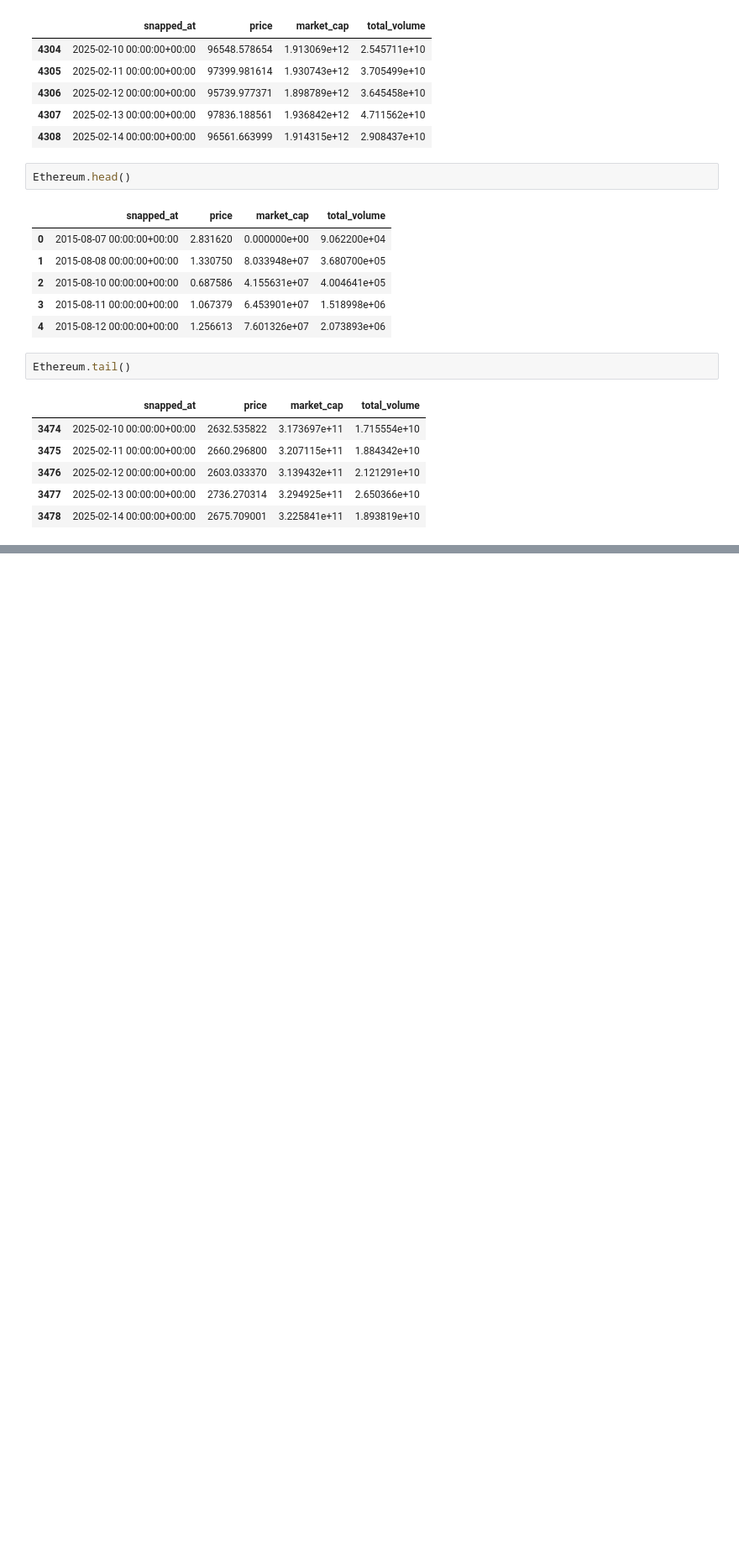
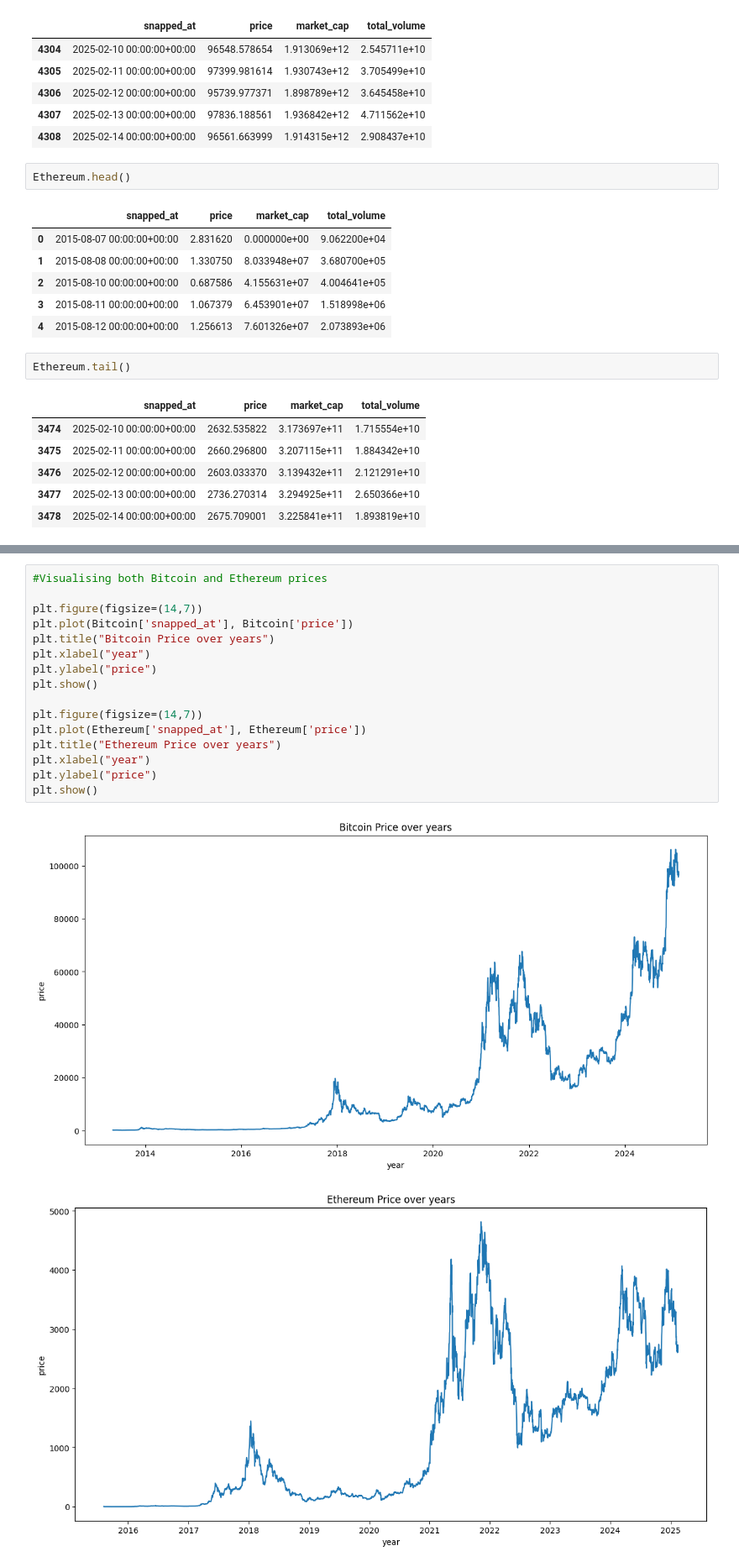
Before and after one commit to SaiTejaBorgam/Data-Science-Project, a Jupyter notebook: Project code.ipynb, the cells around one changed output, grey strips where cells are left out. Shown at 84% size. Saved outputs shown, nothing was run; the diff lists cells and outputs as text; blank space fills up the shorter version.

```diff
--- a/Project code.ipynb
+++ b/Project code.ipynb
@@ -1602,0 +223,19 @@ R2 value: 0.9176
+# %%
+#Visualising both Bitcoin and Ethereum prices
+
+plt.figure(figsize=(14,7))
+plt.plot(Bitcoin['snapped_at'], Bitcoin['price'])
+plt.title("Bitcoin Price over years")
+plt.xlabel("year")
+plt.ylabel("price")
+plt.show()
+
+plt.figure(figsize=(14,7))
+plt.plot(Ethereum['snapped_at'], Ethereum['price'])
+plt.title("Ethereum Price over years")
+plt.xlabel("year")
+plt.ylabel("price")
+plt.show()
+# %% [output]
+[figure, added]
+[figure, added]
```
Also changed, not shown: parts of 90 cells of this notebook.
